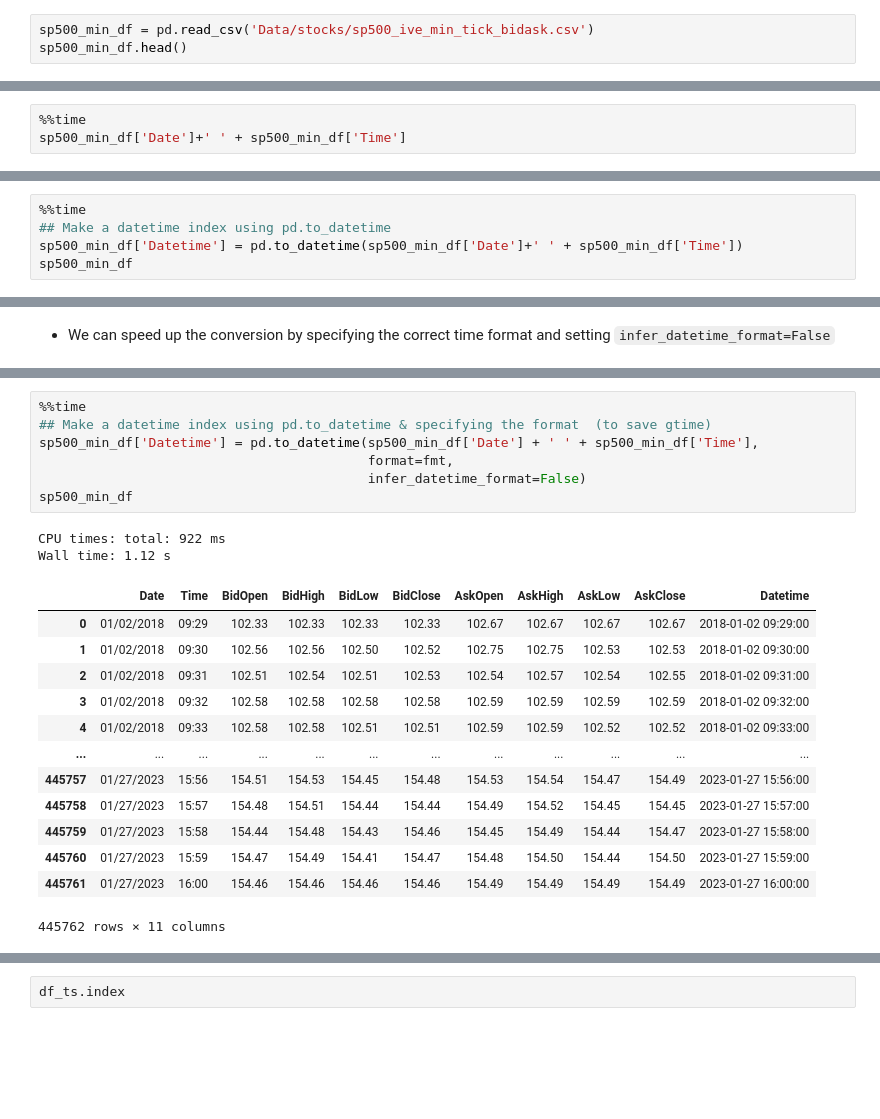
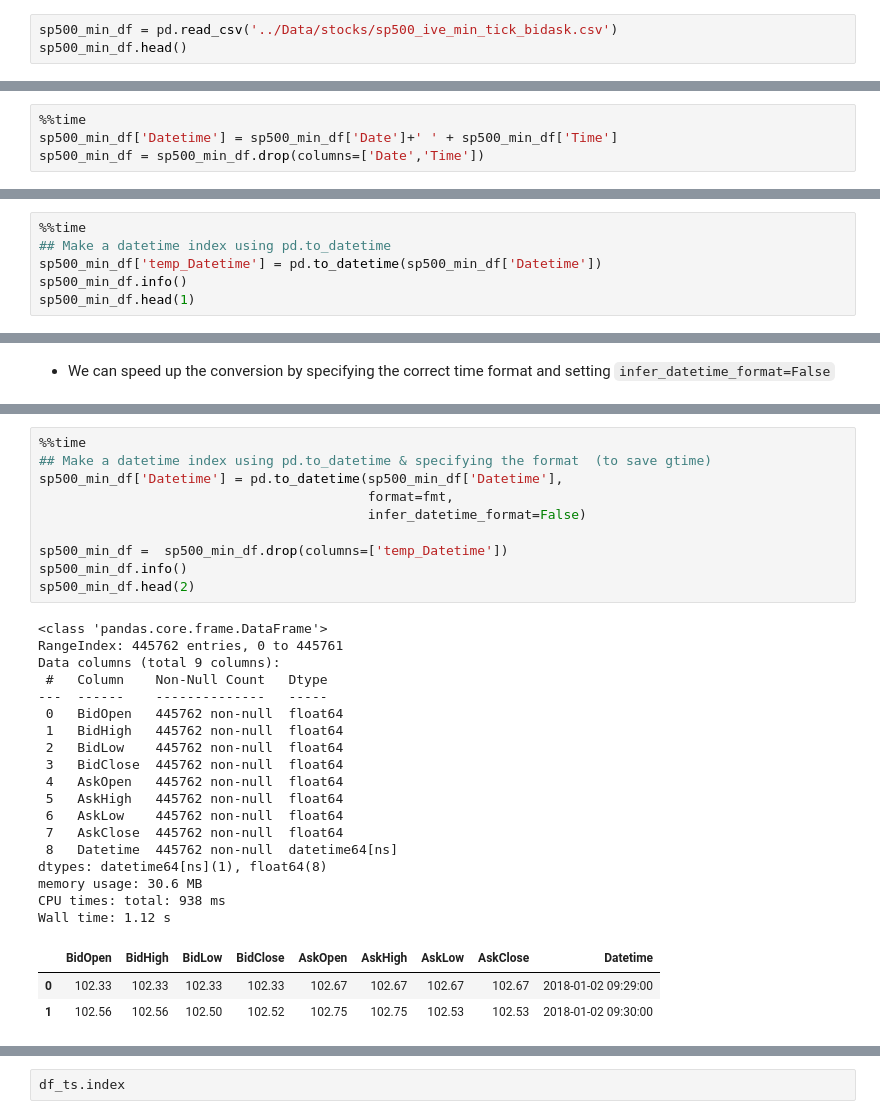
Before and after one commit to erwincarlogonzales/data-viz-time-series-analysis-codealongs, a Jupyter notebook: Solutions/SOLUTIONS Wk18-Lecture01-CodeAlong.ipynb, the cells around one changed output, grey strips where cells are left out. Cells and saved outputs as stored; diff of their text form; blank space fills up the shorter version.

```diff
--- a/Solutions/SOLUTIONS Wk18-Lecture01-CodeAlong.ipynb
+++ b/Solutions/SOLUTIONS Wk18-Lecture01-CodeAlong.ipynb
@@ -177,7 +128,7 @@ Timestamp('2023-06-06 15:17:38')
 - S&P 500 (Kibot)
      - IVE S&P 500 1-min aggregate data from: http://www.kibot.com/free_historical_data.aspx
 # %%
-sp500_min_df = pd.read_csv('Data/stocks/sp500_ive_min_tick_bidask.csv')
+sp500_min_df = pd.read_csv('../Data/stocks/sp500_ive_min_tick_bidask.csv')
 sp500_min_df.head()
 # %% [output]
 |  | Date | Time | BidOpen | BidHigh | BidLow | BidClose | AskOpen | AskHigh | AskLow | AskClose |
@@ -212,5 +163,6 @@ memory usage: 34.0+ MB
 - Powerful  (but slow) function for converting data to datetime.
 # %%
 %%time
-sp500_min_df['Date']+' ' + sp500_min_df['Time']
+sp500_min_df['Datetime'] = sp500_min_df['Date']+' ' + sp500_min_df['Time']
+sp500_min_df = sp500_min_df.drop(columns=['Date','Time'])
 # %% [output]
@@ -231,6 +194,7 @@ Length: 445762, dtype: object
 # %%
 %%time
 ## Make a datetime index using pd.to_datetime
-sp500_min_df['Datetime'] = pd.to_datetime(sp500_min_df['Date']+' ' + sp500_min_df['Time'])
-sp500_min_df
+sp500_min_df['temp_Datetime'] = pd.to_datetime(sp500_min_df['Datetime'])
+sp500_min_df.info()
+sp500_min_df.head(1)
 # %% [output]
@@ -262,23 +232,32 @@ today_datetime.strftime(fmt)
 # %%
 %%time
 ## Make a datetime index using pd.to_datetime & specifying the format  (to save gtime)
-sp500_min_df['Datetime'] = pd.to_datetime(sp500_min_df['Date'] + ' ' + sp500_min_df['Time'],
+sp500_min_df['Datetime'] = pd.to_datetime(sp500_min_df['Datetime'],
                                           format=fmt,
                                           infer_datetime_format=False)
-sp500_min_df
+
+sp500_min_df =  sp500_min_df.drop(columns=['temp_Datetime'])
+sp500_min_df.info()
+sp500_min_df.head(2)
 # %% [output]
-CPU times: total: 922 ms
+<class 'pandas.core.frame.DataFrame'>
+RangeIndex: 445762 entries, 0 to 445761
+Data columns (total 9 columns):
+ #   Column    Non-Null Count   Dtype
+---  ------    --------------   -----
+ 0   BidOpen   445762 non-null  float64
+ 1   BidHigh   445762 non-null  float64
+ 2   BidLow    445762 non-null  float64
+ 3   BidClose  445762 non-null  float64
+ 4   AskOpen   445762 non-null  float64
+ 5   AskHigh   445762 non-null  float64
+ 6   AskLow    445762 non-null  float64
+ 7   AskClose  445762 non-null  float64
+ 8   Datetime  445762 non-null  datetime64[ns]
+dtypes: datetime64[ns](1), float64(8)
+memory usage: 30.6 MB
+CPU times: total: 938 ms
 Wall time: 1.12 s
-|  | Date | Time | BidOpen | BidHigh | BidLow | BidClose | AskOpen | AskHigh | AskLow | AskClose | Datetime |
-| 0 | 01/02/2018 | 09:29 | 102.33 | 102.33 | 102.33 | 102.33 | 102.67 | 102.67 | 102.67 | 102.67 | 2018-01-02 09:29:00 |
-| 1 | 01/02/2018 | 09:30 | 102.56 | 102.56 | 102.50 | 102.52 | 102.75 | 102.75 | 102.53 | 102.53 | 2018-01-02 09:30:00 |
-| 2 | 01/02/2018 | 09:31 | 102.51 | 102.54 | 102.51 | 102.53 | 102.54 | 102.57 | 102.54 | 102.55 | 2018-01-02 09:31:00 |
-| 3 | 01/02/2018 | 09:32 | 102.58 | 102.58 | 102.58 | 102.58 | 102.59 | 102.59 | 102.59 | 102.59 | 2018-01-02 09:32:00 |
-| 4 | 01/02/2018 | 09:33 | 102.58 | 102.58 | 102.51 | 102.51 | 102.59 | 102.59 | 102.52 | 102.52 | 2018-01-02 09:33:00 |
-| ... | ... | ... | ... | ... | ... | ... | ... | ... | ... | ... | ... |
-| 445757 | 01/27/2023 | 15:56 | 154.51 | 154.53 | 154.45 | 154.48 | 154.53 | 154.54 | 154.47 | 154.49 | 2023-01-27 15:56:00 |
-| 445758 | 01/27/2023 | 15:57 | 154.48 | 154.51 | 154.44 | 154.44 | 154.49 | 154.52 | 154.45 | 154.45 | 2023-01-27 15:57:00 |
-| 445759 | 01/27/2023 | 15:58 | 154.44 | 154.48 | 154.43 | 154.46 | 154.45 | 154.49 | 154.44 | 154.47 | 2023-01-27 15:58:00 |
-| 445760 | 01/27/2023 | 15:59 | 154.47 | 154.49 | 154.41 | 154.47 | 154.48 | 154.50 | 154.44 | 154.50 | 2023-01-27 15:59:00 |
-| 445761 | 01/27/2023 | 16:00 | 154.46 | 154.46 | 154.46 | 154.46 | 154.49 | 154.49 | 154.49 | 154.49 | 2023-01-27 16:00:00 |
+|  | BidOpen | BidHigh | BidLow | BidClose | AskOpen | AskHigh | AskLow | AskClose | Datetime |
+| 0 | 102.33 | 102.33 | 102.33 | 102.33 | 102.67 | 102.67 | 102.67 | 102.67 | 2018-01-02 09:29:00 |
+| 1 | 102.56 | 102.56 | 102.50 | 102.52 | 102.75 | 102.75 | 102.53 | 102.53 | 2018-01-02 09:30:00 |
-445762 rows × 11 columns
```
Also changed, not shown: parts of 40 cells of this notebook, 8 other files.
